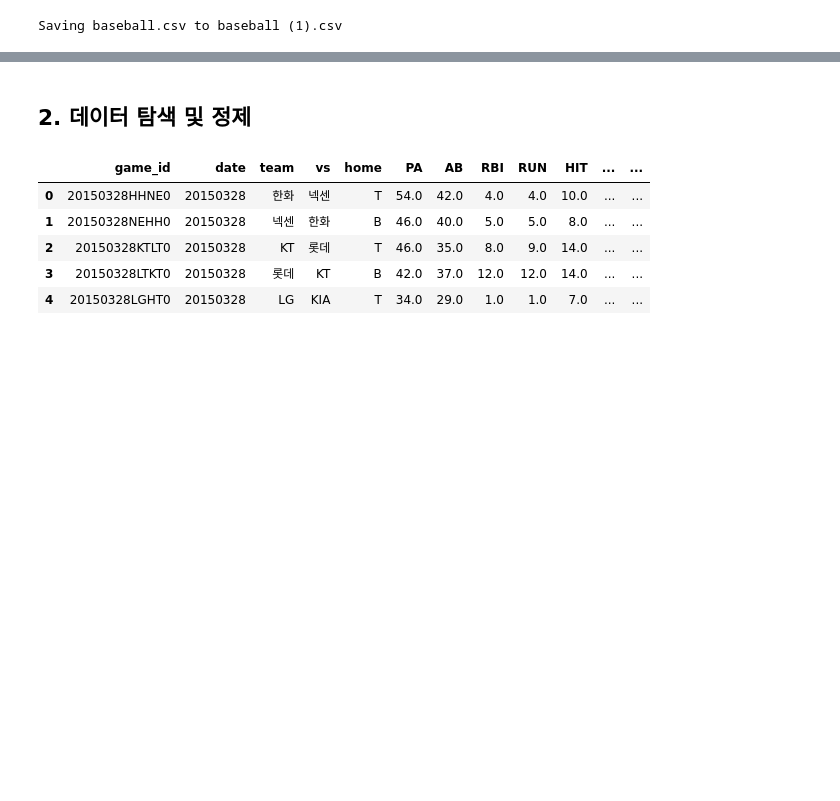
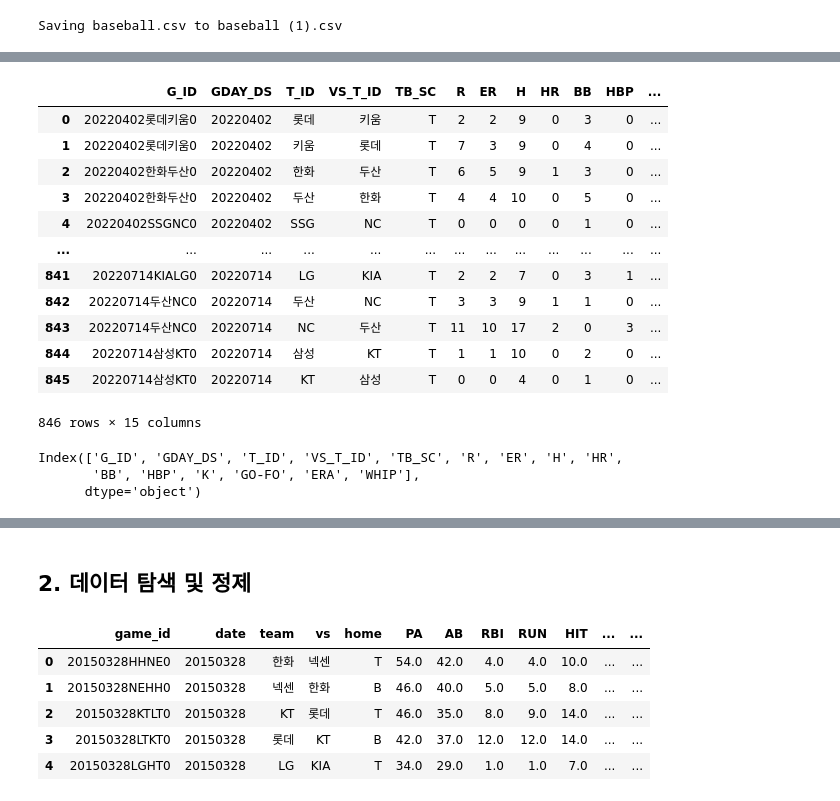
Before and after one commit to sseyonafre/Project, a Jupyter notebook: sprint2/AI_14_고세희_Section2.ipynb, the cells around one changed output, grey strips where cells are left out. Cells and saved outputs as stored; diff of their text form; code cells hidden in the pictures; blank space fills up the shorter version.

```diff
--- a/sprint2/AI_14_고세희_Section2.ipynb
+++ b/sprint2/AI_14_고세희_Section2.ipynb
@@ -73,0 +125,23 @@ Saving baseball.csv to baseball (1).csv
+# %%
+df1 = pd.read_csv('baseball_2022.csv')
+df1
+# %% [output]
+|  | G_ID | GDAY_DS | T_ID | VS_T_ID | TB_SC | R | ER | H | HR | BB | HBP | ... |
+| 0 | 20220402롯데키움0 | 20220402 | 롯데 | 키움 | T | 2 | 2 | 9 | 0 | 3 | 0 | ... |
+| 1 | 20220402롯데키움0 | 20220402 | 키움 | 롯데 | T | 7 | 3 | 9 | 0 | 4 | 0 | ... |
+| 2 | 20220402한화두산0 | 20220402 | 한화 | 두산 | T | 6 | 5 | 9 | 1 | 3 | 0 | ... |
+| 3 | 20220402한화두산0 | 20220402 | 두산 | 한화 | T | 4 | 4 | 10 | 0 | 5 | 0 | ... |
+| 4 | 20220402SSGNC0 | 20220402 | SSG | NC | T | 0 | 0 | 0 | 0 | 1 | 0 | ... |
+| ... | ... | ... | ... | ... | ... | ... | ... | ... | ... | ... | ... | ... |
+| 841 | 20220714KIALG0 | 20220714 | LG | KIA | T | 2 | 2 | 7 | 0 | 3 | 1 | ... |
+| 842 | 20220714두산NC0 | 20220714 | 두산 | NC | T | 3 | 3 | 9 | 1 | 1 | 0 | ... |
+| 843 | 20220714두산NC0 | 20220714 | NC | 두산 | T | 11 | 10 | 17 | 2 | 0 | 3 | ... |
+| 844 | 20220714삼성KT0 | 20220714 | 삼성 | KT | T | 1 | 1 | 10 | 0 | 2 | 0 | ... |
+| 845 | 20220714삼성KT0 | 20220714 | KT | 삼성 | T | 0 | 0 | 4 | 0 | 1 | 0 | ... |
+846 rows × 15 columns
+# %%
+df1.columns
+# %% [output]
+Index(['G_ID', 'GDAY_DS', 'T_ID', 'VS_T_ID', 'TB_SC', 'R', 'ER', 'H', 'HR',
+       'BB', 'HBP', 'K', 'GO-FO', 'ERA', 'WHIP'],
+      dtype='object')
```
Also changed, not shown: parts of 29 cells of this notebook.
